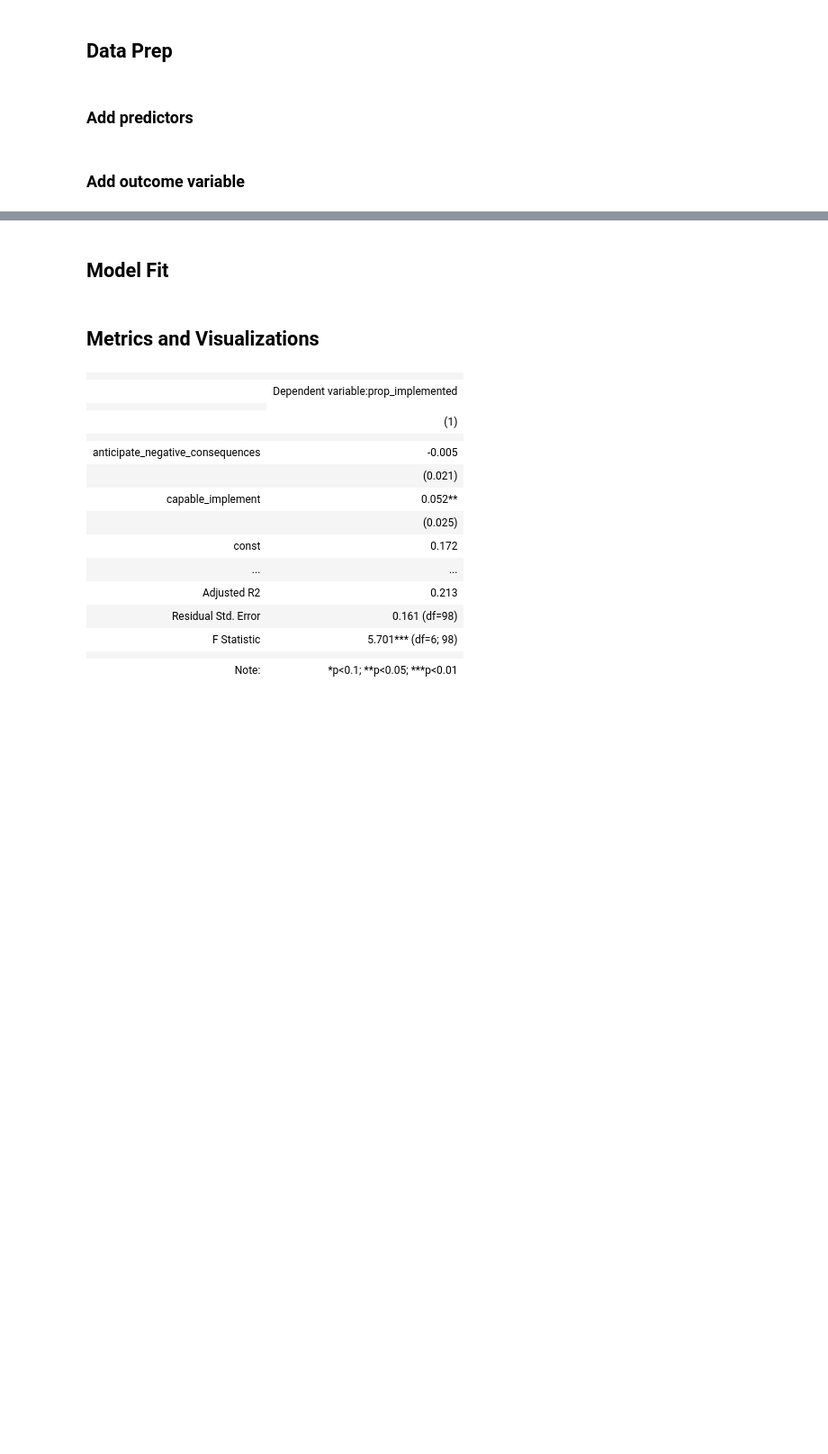
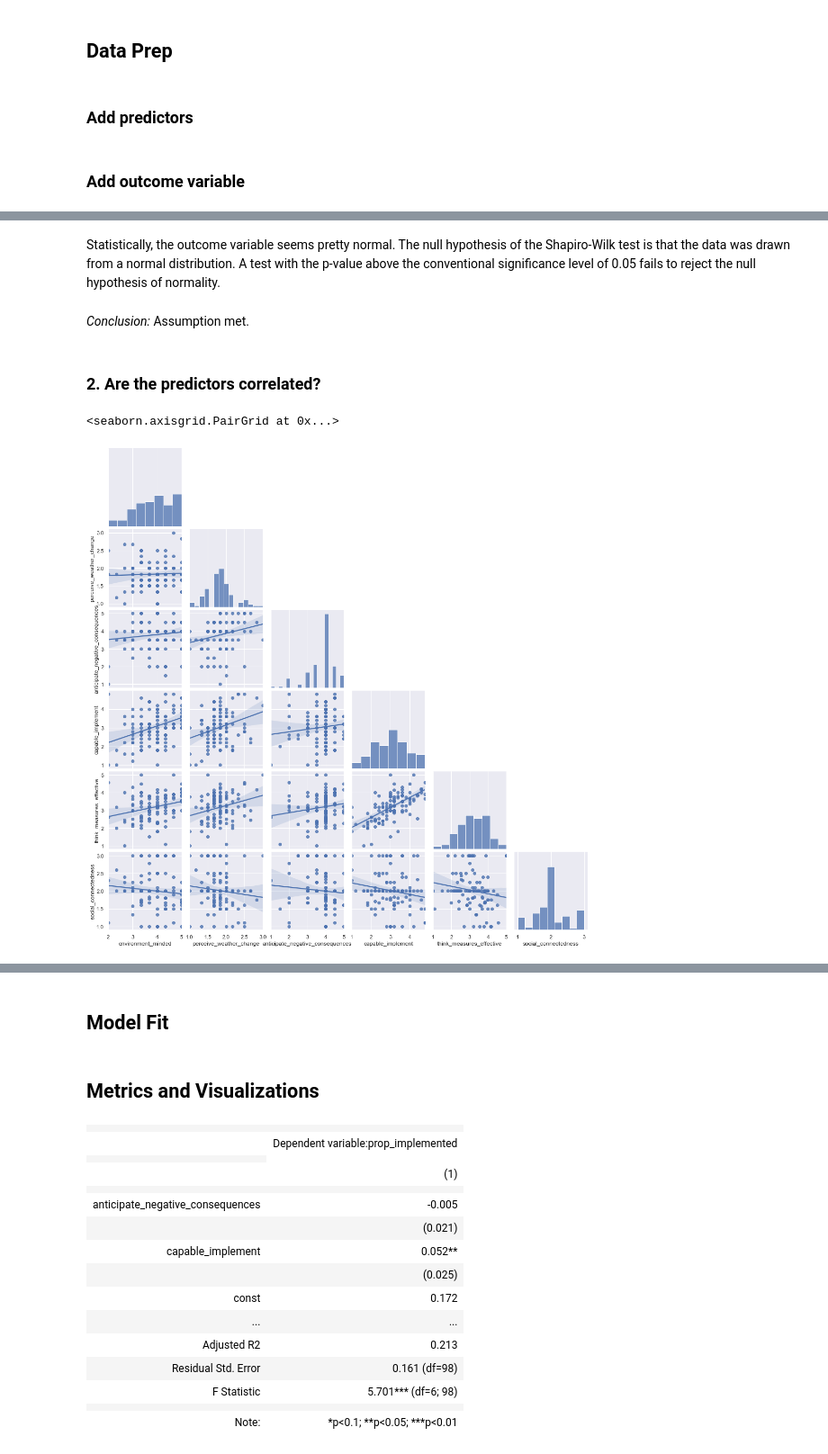
Before and after one commit to brooke-l-hawkins/Capstone-Climate-Mitigation, a Jupyter notebook: code/notebooks/07-blh-draft-pipeline.ipynb, the cells around one changed output, grey strips where cells are left out. Shown at 90% size. Drawn from its saved outputs; the diff is of its cells as text; code cells hidden in the pictures; blank space fills up the shorter version.

Commit message:
start testing linear assumptions

```diff
--- a/code/notebooks/07-blh-draft-pipeline.ipynb
+++ b/code/notebooks/07-blh-draft-pipeline.ipynb
@@ -70,0 +117,13 @@ processed_df['prop_implemented'] = processed_df['num_implemented'] / processed_d
+# %% [markdown]
+Statistically, the outcome variable seems pretty normal. The null hypothesis of the Shapiro-Wilk test is that the data was drawn from a normal distribution. A test with the p-value above the conventional significance level of 0.05 fails to reject the null hypothesis of normality.
+# %% [markdown]
+*Conclusion:* Assumption met.
+# %% [markdown]
+### 2. Are the predictors correlated?
+# %%
+# visual check for correlated predictors
+X = processed_df[['environment_minded', 'perceive_weather_change', 'anticipate_negative_consequences', 'capable_implement', 'think_measures_effective', 'social_connectedness']]
+sns.pairplot(X, kind='reg', corner=True)
+# %% [output]
+<seaborn.axisgrid.PairGrid at 0x...>
+[figure, added]
```
Also changed, not shown: parts of 14 cells of this notebook.
